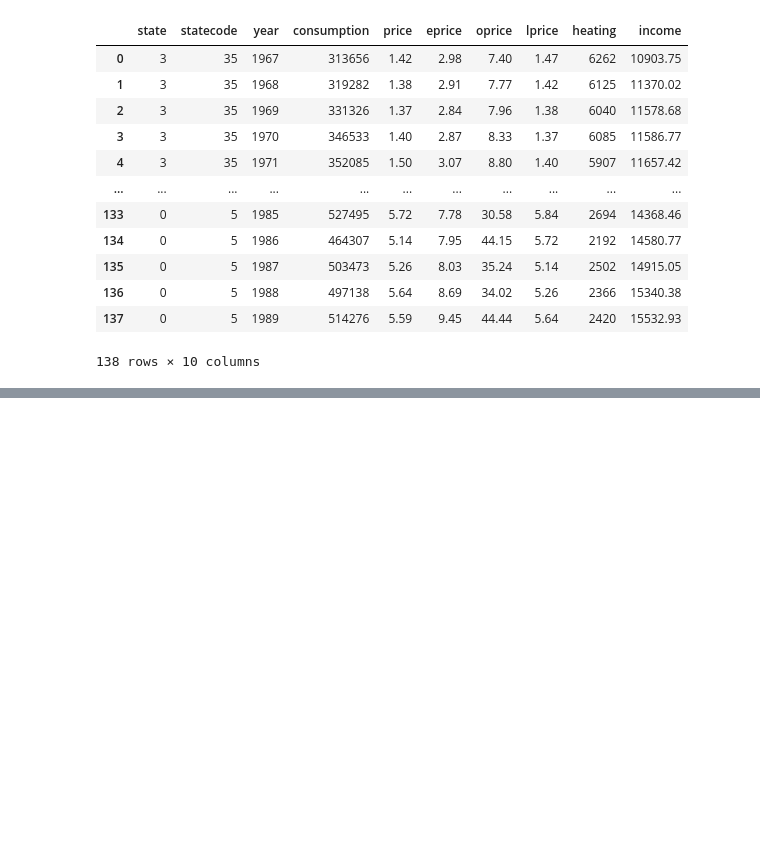
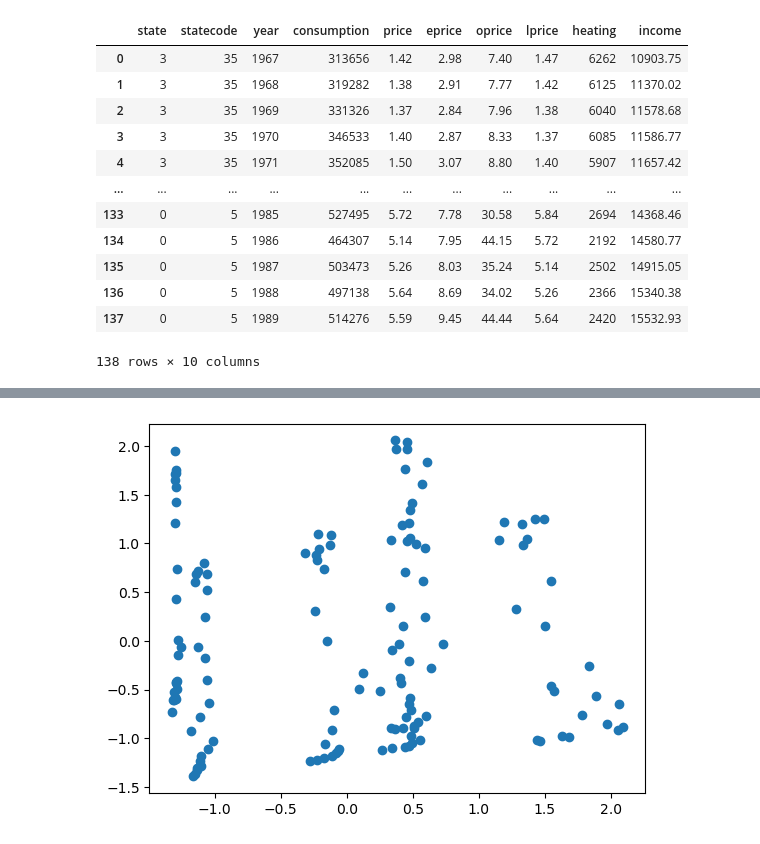
Before and after one commit to papaya147/exploratory-data-analysis, a Jupyter notebook: code.ipynb, the cells around one changed output, grey strips where cells are left out. Saved outputs shown, nothing was run; the diff lists cells and outputs as text; code cells hidden in the pictures; blank space fills up the shorter version.

```diff
--- a/code.ipynb
+++ b/code.ipynb
@@ -323,0 +327,9 @@ data
+# %%
+# multidimensional scaling
+mds = MDS(2)
+reduced = mds.fit_transform(data)
+
+plt.scatter(factors[:, 0], factors[:, 1])
+plt.show()
+# %% [output]
+[figure, added]
```
Also changed, not shown: parts of 10 cells of this notebook.
